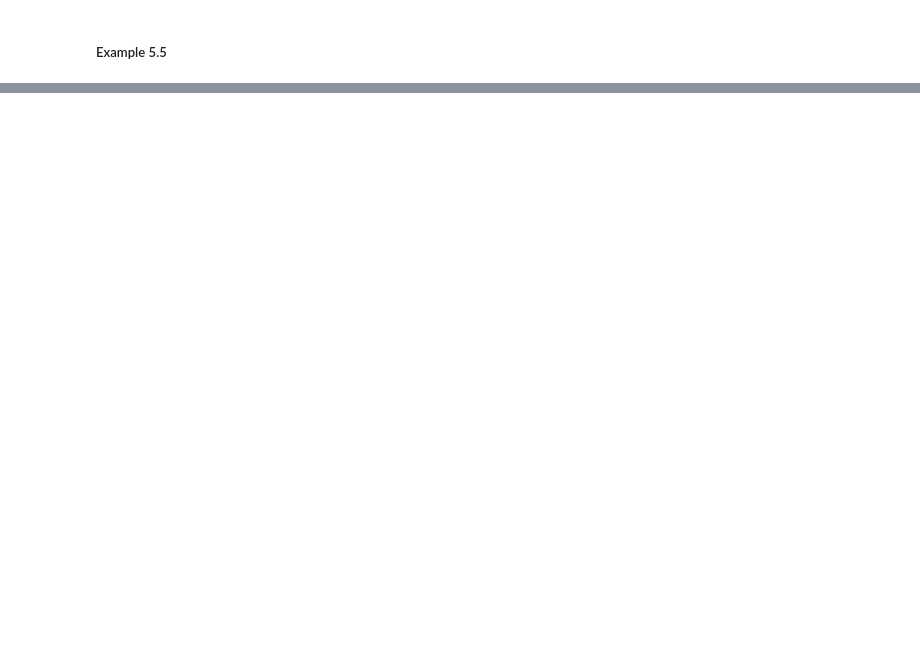
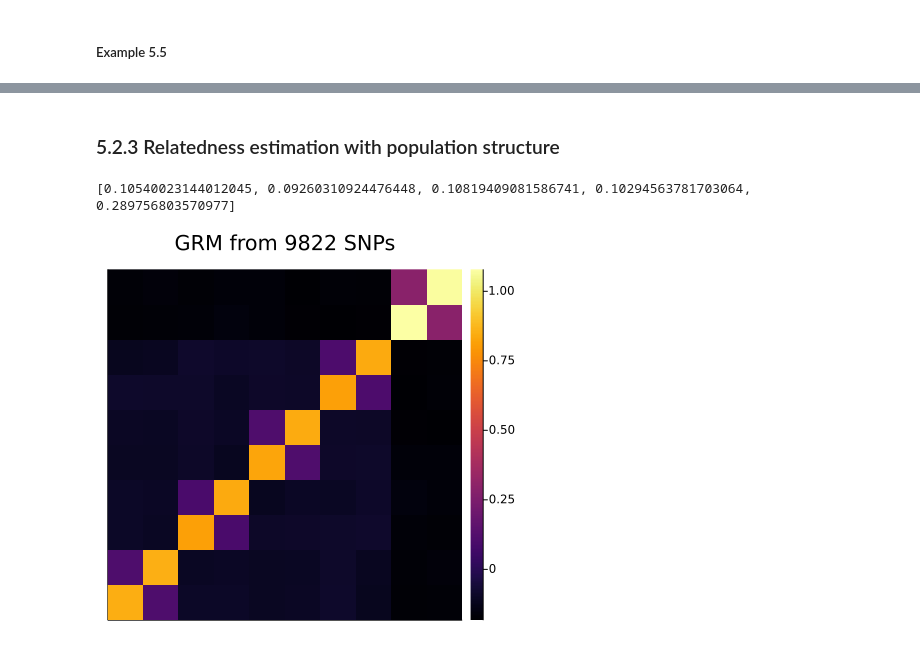
Before and after one commit to v-i-s-h/gwas-course-julia, a Jupyter notebook: julia/05.ipynb, the cells around one changed output, grey strips where cells are left out. Saved outputs shown, nothing was run; the diff lists cells and outputs as text; code cells hidden in the pictures; blank space fills up the shorter version.

```diff
--- a/julia/05.ipynb
+++ b/julia/05.ipynb
@@ -298,0 +364,37 @@ scatter!(prj1[1, :], prj[2, :], c="violet", label=nothing)
+# %% [markdown]
+### 5.2.3 Relatedness estimation with population structure
+# %%
+p = 10000 # SNPs
+fst_12 = 0.1
+f = rand(p) * 0.30 .+ 0.20 # common SNPs in background
+f_1 = rand.(Beta.((1 - fst_12) / fst_12 * f, (1 - fst_12) / fst_12 * (1 .- f)))
+f_2 = rand.(Beta.((1 - fst_12) / fst_12 * f, (1 - fst_12) / fst_12 * (1 .- f)))
+
+X = vcat(
+    offspring_geno(4, p, fs=f_1, n_shared_parents=1),
+    offspring_geno(1, p, fs=f_2, n_shared_parents=1)
+)
+
+X = X[:, vec(mapslices(var, X, dims=1)) .> 0]
+
+# make GRM R
+X_scaled = scale_data(X) # standardize each SNP at columns of X
+GRM = (X_scaled * X_scaled') ./ p
+
+# make KING-robust estimate
+denominator = repeat(sum(X.==1, dims=2)', size(X, 1), 1) .+ repeat(sum(X.==1, dims=2), 1, size(X, 1))
+king_r = 2 * ((X.==1) * (X.==1)' .- 2 * ((X.==0) * (X.==2)' + (X.==2) * (X.==0)')) ./ denominator;
+# %%
+n_cols = 5 # make 5 categories of relatives
+brk = [-1, 0.088, 0.177, 0.354, 0.707, 1.5] # KING's breakpoints for unrelated, 3rd, 2nd, 1st, monozygotes
+labs = ["unrel", "3rd", "2nd", "1st", "same"]
+
+print([GRM[1, 2], GRM[3, 4], GRM[5, 6], GRM[7, 8], GRM[9, 10]])
+
+heatmap(GRM, size=(420, 400),
+    xticks=nothing, yticks=nothing,
+    title=@sprintf("GRM from %d SNPs", size(X, 2))
+)
+# %% [output]
+[0.10540023144012045, 0.09260310924476448, 0.10819409081586741, 0.10294563781703064, 0.289756803570977]
+[figure, added]
```
Also changed, not shown: parts of 22 cells of this notebook.
